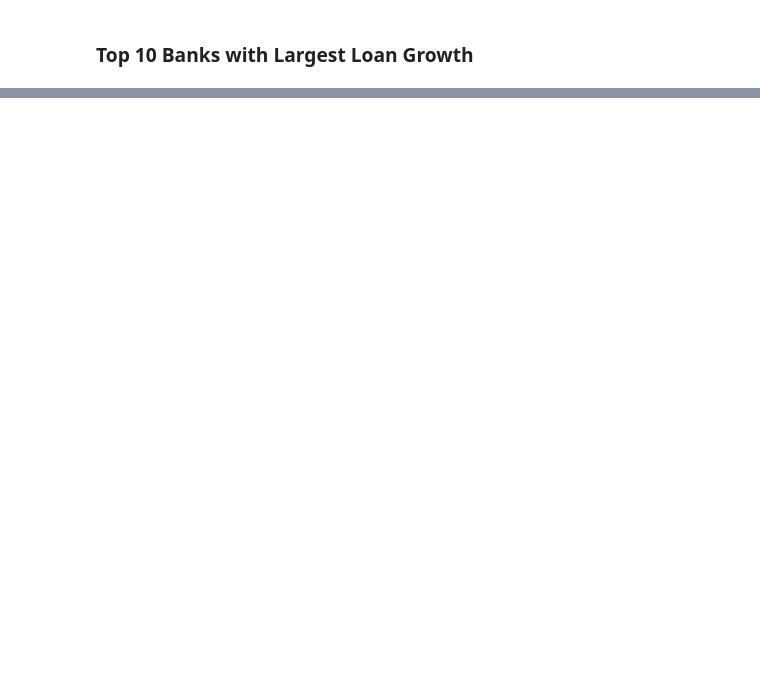
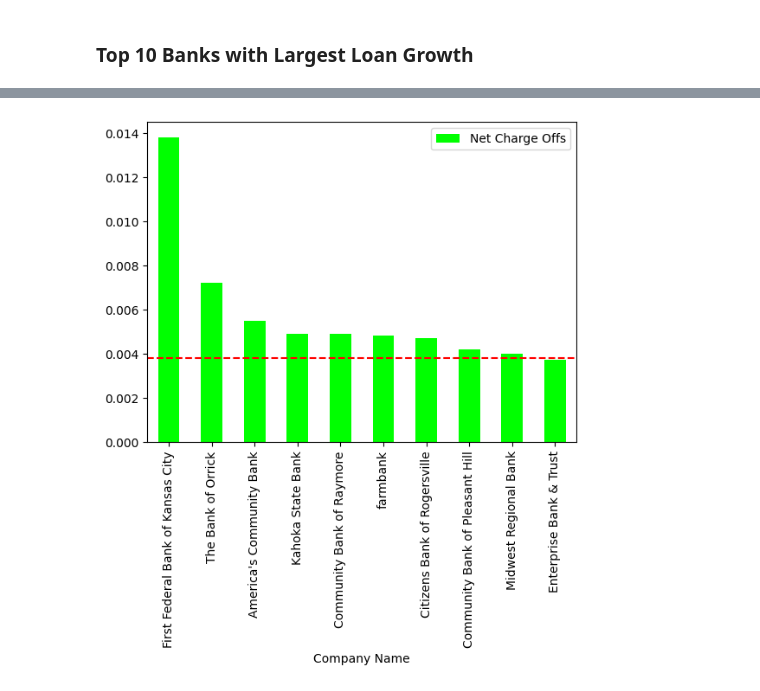
Before and after one commit to chelsbrammer/loan-losses-analysis, a Jupyter notebook: loan_analysis.ipynb, the cells around one changed output, grey strips where cells are left out. Cells and saved outputs as stored; diff of their text form; code cells hidden in the pictures; blank space fills up the shorter version.

```diff
--- a/loan_analysis.ipynb
+++ b/loan_analysis.ipynb
@@ -78,0 +167,8 @@ new_df.nlargest(n=10, columns=['Past Due 30-89 Days'])
+# %%
+top10npas = new_df.nlargest(n=10, columns='Net Charge Offs')
+
+top10npas.plot(kind='bar', x='Company Name', y='Net Charge Offs', color='lime')
+plt.axhline(y=0.0038, color='r', linestyle='--')
+plt.show()
+# %% [output]
+[figure, added]
```
Also changed, not shown: parts of 21 cells of this notebook, 1 other file.
